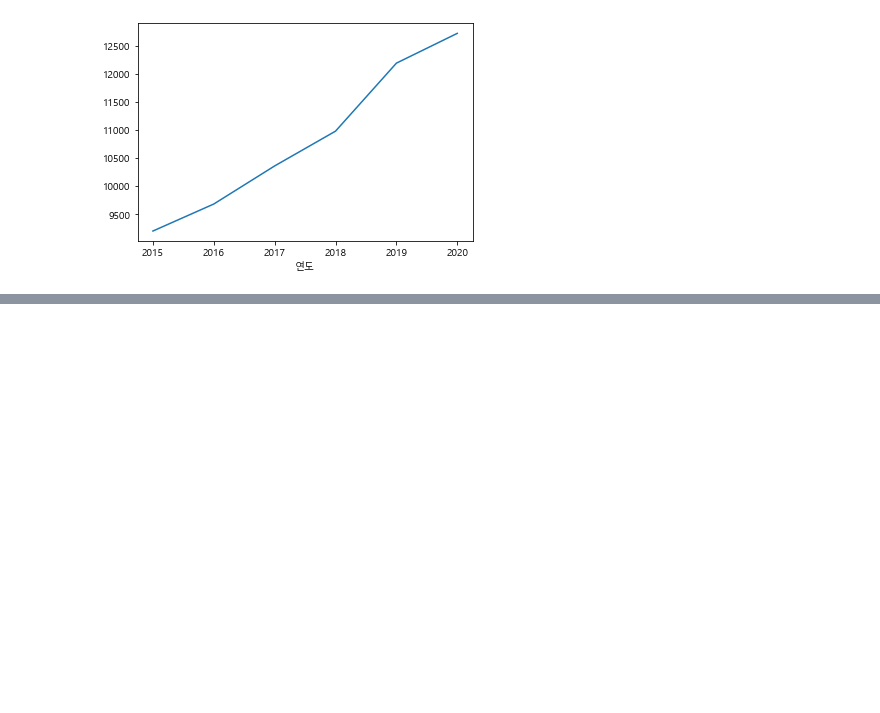
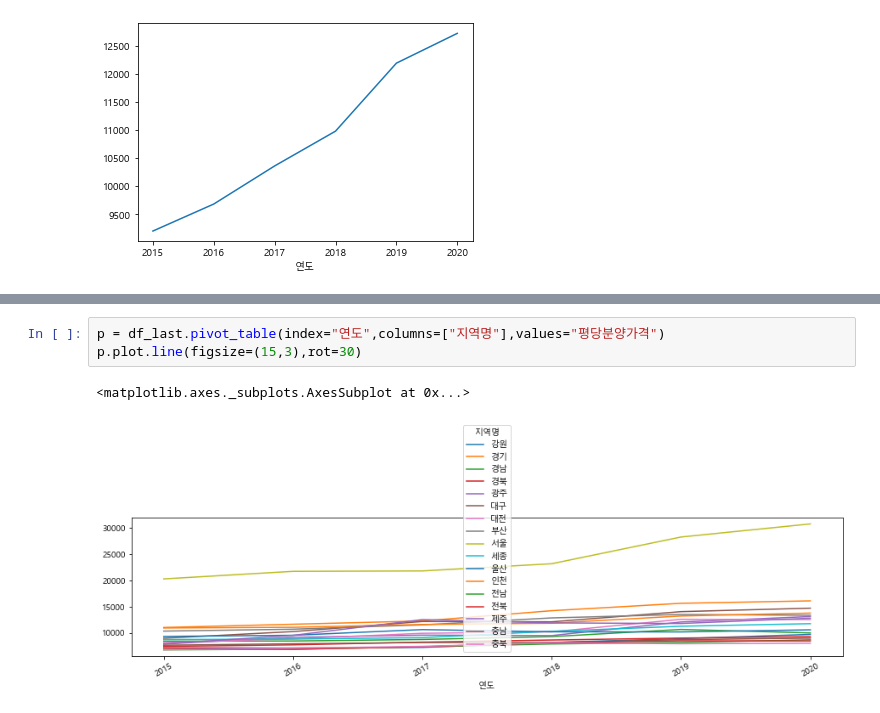
Before and after one commit to cho-jae-seong/Data_Analysis, a Jupyter notebook: open_data_analysis.ipynb, the cells around one changed output, grey strips where cells are left out. Cells and saved outputs as stored; diff of their text form; blank space fills up the shorter version.

```diff
--- a/open_data_analysis.ipynb
+++ b/open_data_analysis.ipynb
@@ -516,0 +560,6 @@ df_last.groupby(["연도"])["평당분양가격"].mean().plot()
+# %%
+p = df_last.pivot_table(index="연도",columns=["지역명"],values="평당분양가격")
+p.plot.line(figsize=(15,3),rot=30)
+# %% [output]
+<matplotlib.axes._subplots.AxesSubplot at 0x...>
+[figure, added]
```
Also changed, not shown: parts of 8 cells of this notebook.
